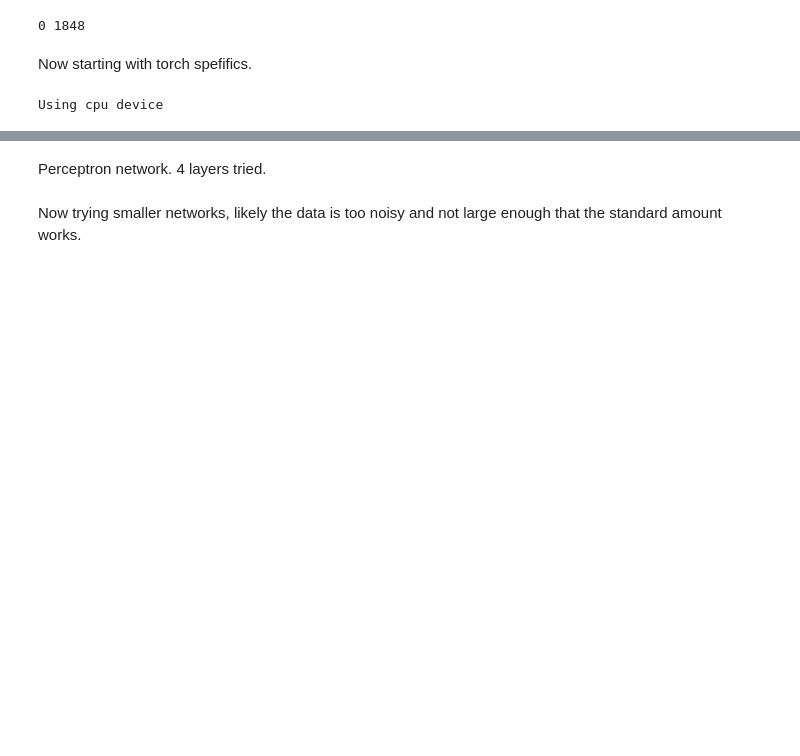
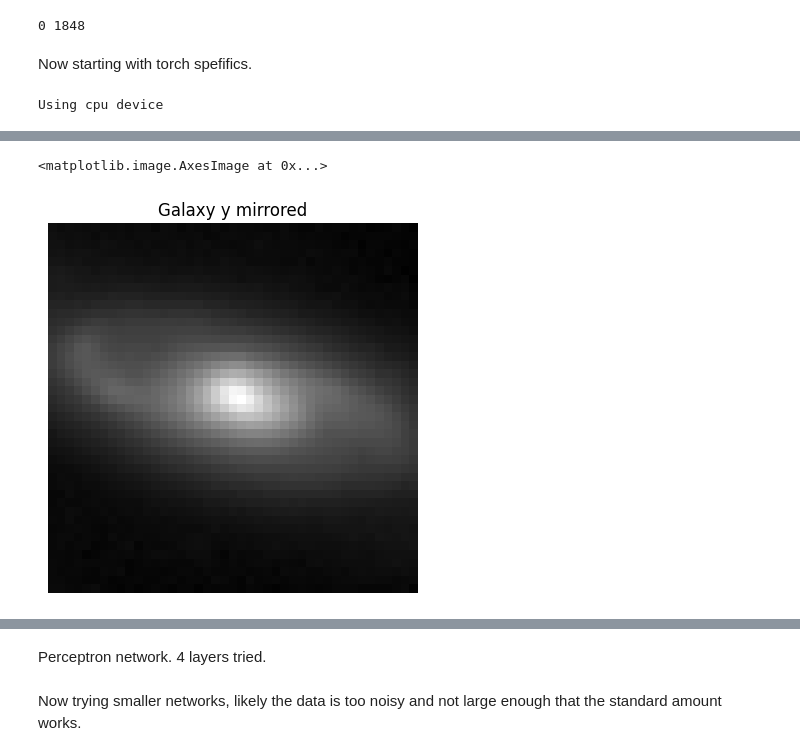
Before and after one commit to tkfritz/astro_images, a Jupyter notebook: galaxy_type_fit1.ipynb, the cells around one changed output, grey strips where cells are left out. Cells and saved outputs as stored; diff of their text form; code cells hidden in the pictures; blank space fills up the shorter version.

```diff
--- a/galaxy_type_fit1.ipynb
+++ b/galaxy_type_fit1.ipynb
@@ -198,0 +233,7 @@ shape of image train data
+# %%
+plt.axis('off')
+plt.title("Galaxy y mirrored")
+plt.imshow(np.flip(image_train[0,0,:,:],1)**0.5,cmap=cm.gray, interpolation='nearest')
+# %% [output]
+<matplotlib.image.AxesImage at 0x...>
+[figure, added]
```
Also changed, not shown: parts of 28 cells of this notebook.
